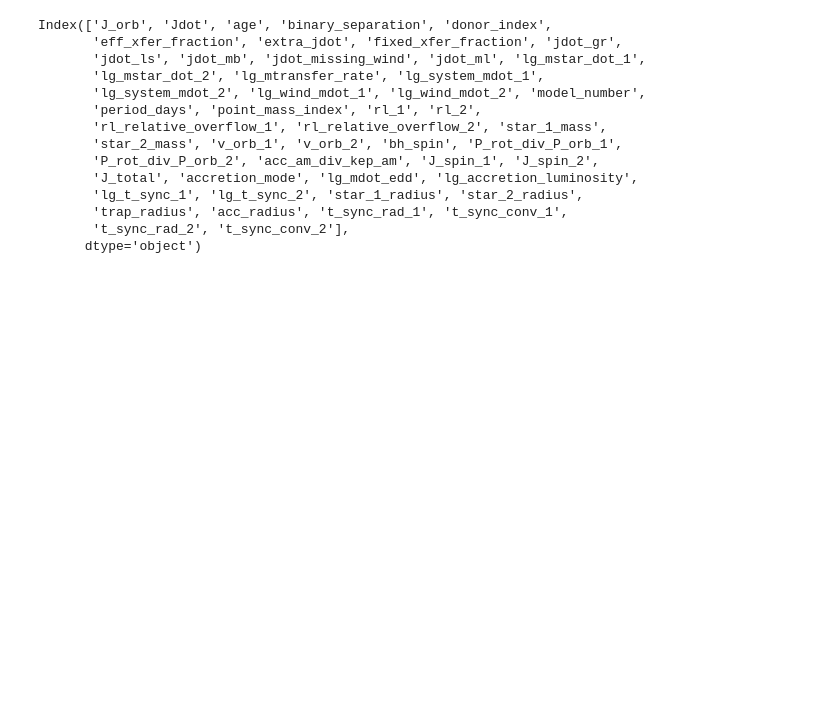
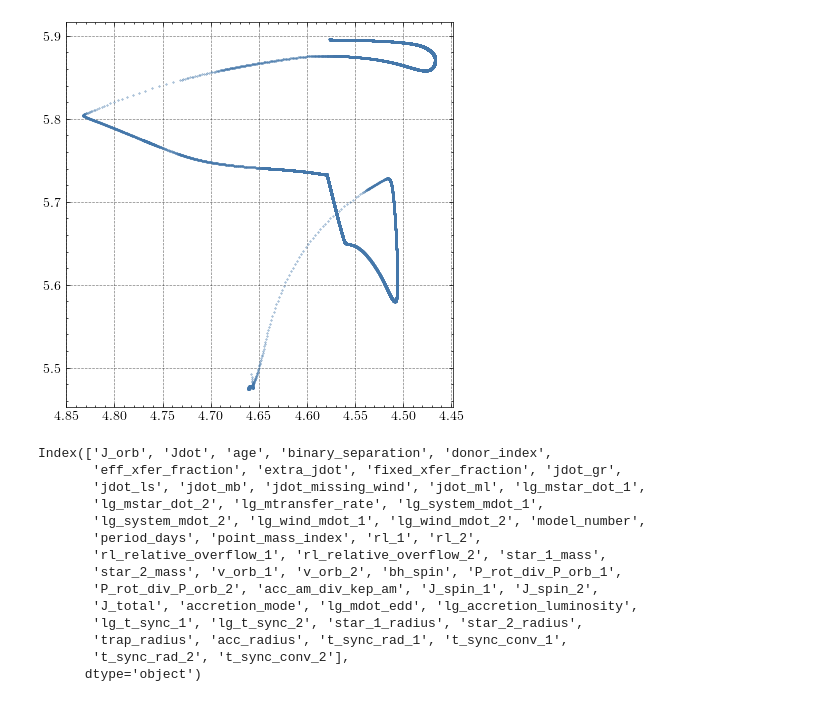
Before and after one commit to neevshah101/XRB, a Jupyter notebook: binary_star/analysis/Untitled.ipynb, the cells around one changed output. Saved outputs shown, nothing was run; the diff lists cells and outputs as text; code cells hidden in the pictures; blank space fills up the shorter version.

```diff
--- a/binary_star/analysis/Untitled.ipynb
+++ b/binary_star/analysis/Untitled.ipynb
@@ -14,3 +14,5 @@ binary_mt_midz_60_5 = pd.read_table('../m1_60_m2_40_p_5_BD_no_rot_sc_th_basic_ne
 binary_mt_midz_50_5 = pd.read_table('../m1_50_m2_40_p_5_BD_no_rot_sc_th_basic_net_mid_z/binary_history.data', skiprows = 5, sep ='\s+')
 binary_mt_midz_45_5 = pd.read_table('../m1_45_m2_25_p_5_BD_no_rot_sc_th_basic_net_mid_z/binary_history.data', skiprows = 5, sep ='\s+')
 #binary_mt_midz = pd.read_table('../m1_60_m2_40_p_6_BD_no_rot_sc_th_basic_net_mid_z/binary_history.data', skiprows = 5, sep ='\s+')
+# %%
+donor= pd.read_table('../m1_45_m2_25_p_5_BD_no_rot_sc_th_basic_net_mid_z/LOGS1/history.data', skiprows = 5, sep ='\s+')
@@ -17,3 +21,9 @@ binary_mt_midz_45_5 = pd.read_table('../m1_45_m2_25_p_5_BD_no_rot_sc_th_basic_ne
+# %%
+fig,ax = plt.subplots(1,1, figsize = (5,5))
+ax.scatter(donor['log_Teff'].values[:60000], donor['log_L'].values[:60000], s = 0.1)
+ax.invert_xaxis()
+# %% [output]
+[figure, added]
 # %%
 binary_mt.columns
 # %% [output]
```
Also changed, not shown: parts of 2 cells of this notebook, 32 other files.
